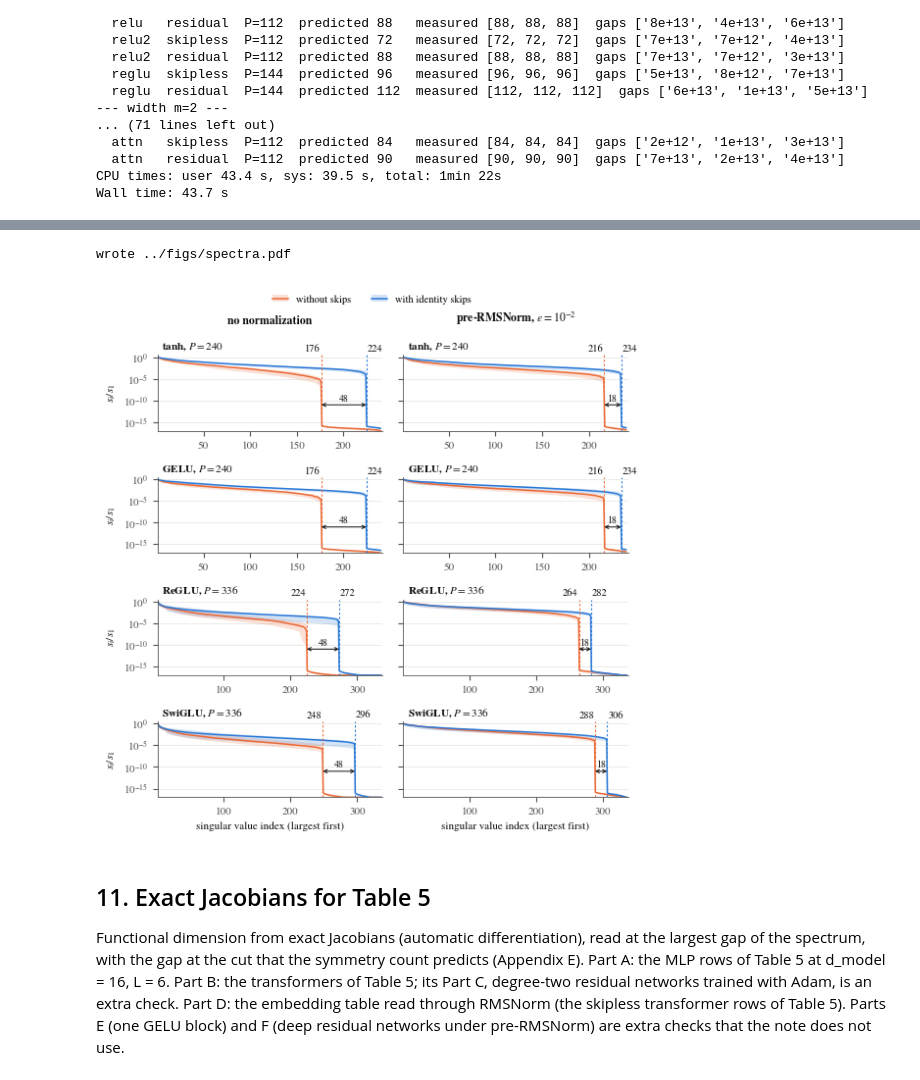
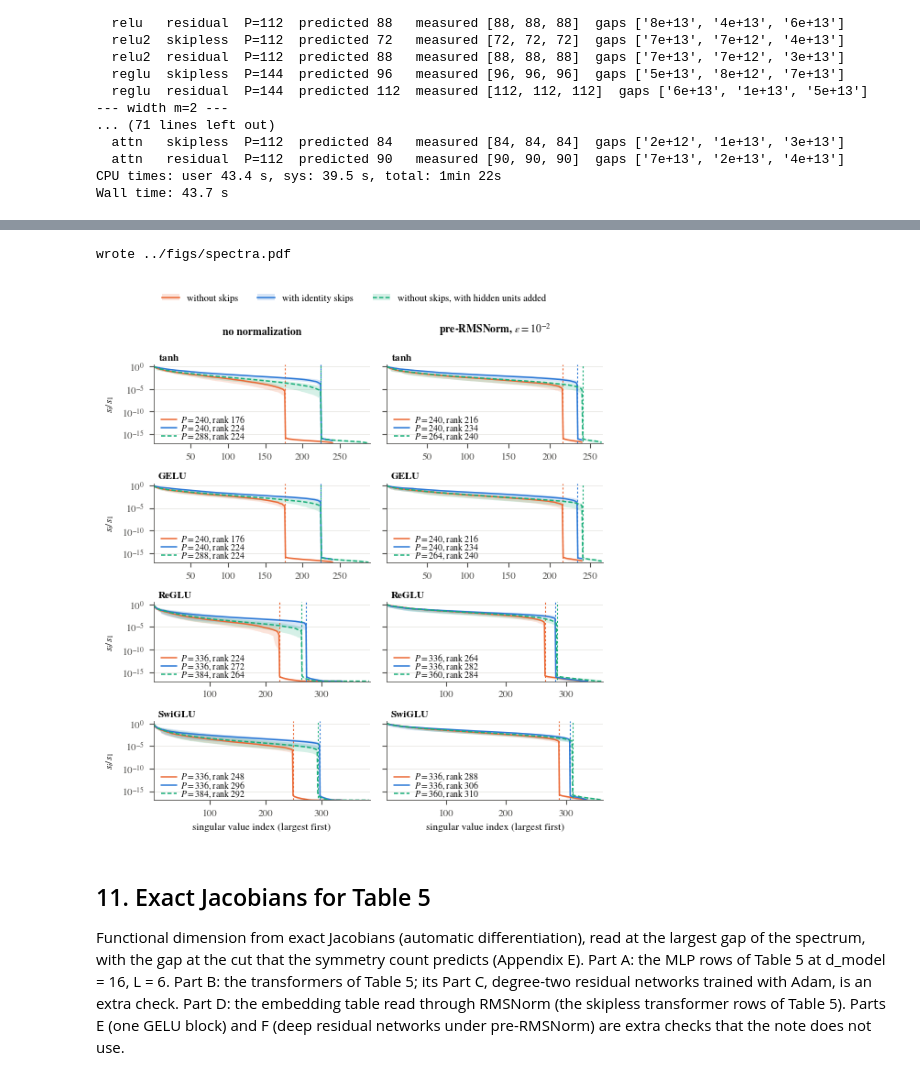
Before and after one commit to MarkoKarbevski/skips_fix_gauges, a Jupyter notebook: experiments.ipynb, the cells around one changed output, grey strips where cells are left out. Saved outputs shown, nothing was run; the diff lists cells and outputs as text; code cells hidden in the pictures.

```diff
--- a/experiments.ipynb
+++ b/experiments.ipynb
@@ -1614,60 +1653,65 @@ Wall time: 12.2 ms
 # %%
 import matplotlib.pyplot as plt
-import matplotlib.transforms as mtransforms
 from matplotlib.patches import Patch
 from matplotlib.lines import Line2D
 from matplotlib.legend_handler import HandlerTuple
 
-data = np.load(SPECTRA)
-blue, orange, ink, muted, grid = "#2a78d6", "#eb6834", "#0b0b0b", "#52514e", "#e4e3df"
+data = np.load(SPECTRA)                    # the figure is drawn from the saved statistics alone
+blue, orange, aqua, ink, muted, grid = "#2a78d6", "#eb6834", "#1baf7a", "#0b0b0b", "#52514e", "#e4e3df"
+# per series: color, dashes of the median line, dashes of the rank marker (offset so that markers that coincide
+# show both colors)
+SERIES = [(False, orange, "solid", (0, (2, 2))), (True, blue, "solid", (0, (2, 2))),
+          ("wide", aqua, (0, (3, 1.5)), (2, (2, 2)))]
 plt.rcParams.update({"font.family": "serif", "font.serif": ["Times New Roman", "Times", "Nimbus Roman", "DejaVu Serif"],
                      "mathtext.fontset": "stix", "font.size": 8, "axes.edgecolor": muted, "axes.labelcolor": ink,
                      "xtick.color": muted, "ytick.color": muted, "axes.linewidth": 0.6})
-fig, axes = plt.subplots(4, 2, figsize=(5.5, 5.6), sharey=True)    # rows: activations; columns: normalization
+fig, axes = plt.subplots(4, 2, figsize=(5.5, 6.0), sharey=True)    # rows: activations; columns: normalization
 for i, act in enumerate(PLOTTED):
     for j, norm in enumerate((False, True)):
         ax = axes[i, j]
-        P = len(data[key(norm, act, False) + "_median"])
-        idx = np.arange(1, P + 1)
-        for skip, c in [(False, orange), (True, blue)]:
-            k = key(norm, act, skip)
-            ax.fill_between(idx, 10 ** data[k + "_min"], 10 ** data[k + "_max"], color=c, alpha=0.2, lw=0)
-            ax.semilogy(idx, 10 ** data[k + "_median"], color=c, lw=1.1, solid_capstyle="round")
-        r0, r1 = int(data[key(norm, act, False) + "_ranks"][0]), int(data[key(norm, act, True) + "_ranks"][0])
-        top = mtransforms.blended_transform_factory(ax.transData, ax.transAxes)
-        for r, c, ha, dx in [(r0, orange, "right", -1.5), (r1, blue, "left", 1.5)]:
-            ax.axvline(r + 0.5, color=c, lw=0.8, ls=(0, (2, 2)))
-            ax.text(r + 0.5 + dx, 1.02, f"{r}", transform=top, ha=ha, va="bottom", color=ink, fontsize=7.5)
-        ax.annotate("", xy=(r1 + 0.5, 1e-11), xytext=(r0 + 0.5, 1e-11),
-                    arrowprops=dict(arrowstyle="<->", color=ink, lw=0.7, shrinkA=0, shrinkB=0, mutation_scale=6))
-        ax.text((r0 + r1) / 2 + 0.5, 3e-11, f"${r1 - r0}$", ha="center", va="bottom", color=ink, fontsize=7)
+        rows, Pmax = [], 0
+        for kind, c, ls, mark in SERIES:
+            k = key(norm, act, kind)
+            P = len(data[k + "_median"]); Pmax = max(Pmax, P)
+            idx = np.arange(1, P + 1)
+            ax.fill_between(idx, 10 ** data[k + "_min"], 10 ** data[k + "_max"], color=c, alpha=0.18, lw=0)
+            ax.semilogy(idx, 10 ** data[k + "_median"], color=c, lw=1.1, ls=ls, solid_capstyle="round")
+            r = int(data[k + "_ranks"][0])
+            ax.axvline(r + 0.5, color=c, lw=0.8, ls=mark)
+            rows.append((c, ls, P, r))
+        for n, (c, ls, P, r) in enumerate(rows):             # parameters and rank of each network
+            y = 0.30 - 0.105 * n
+            ax.plot([0.035, 0.105], [y, y], transform=ax.transAxes, color=c, lw=1.1, ls=ls, solid_capstyle="round")
+            ax.text(0.125, y, f"$P = {P}$, rank ${r}$", transform=ax.transAxes, ha="left", va="center",
+                    color=ink, fontsize=7)
         name = r"$\mathbf{tanh}$" if act == "tanh" else act
-        ax.text(0.02, 1.02, f"{name}, $P = {P}$", transform=ax.transAxes, ha="left", va="bottom", color=ink,
-                fontsize=8, fontweight="bold")
-        ax.set_xlim(1, P + 2)
+        ax.text(0.02, 1.03, name, transform=ax.transAxes, ha="left", va="bottom", color=ink, fontsize=8,
+                fontweight="bold")
+        ax.set_xlim(1, Pmax + 2)
         ax.set_ylim(1e-17, 3)
         ax.set_yticks([1e-15, 1e-10, 1e-5, 1])
         ax.grid(axis="y", color=grid, lw=0.5)
         ax.set_axisbelow(True)
         for side in ("top", "right"):
             ax.spines[side].set_visible(False)
         if i == len(PLOTTED) - 1:
             ax.set_xlabel("singular value index (largest first)")
         if j == 0:
             ax.set_ylabel(r"$s_i/s_1$")
-fig.tight_layout(pad=0.3, h_pad=1.1, w_pad=1.2, rect=(0, 0, 1, 0.905))
+fig.tight_layout(pad=0.3, h_pad=1.1, w_pad=1.2, rect=(0, 0, 1, 0.885))
 for j, title in enumerate(["no normalization", r"pre-RMSNorm, $\varepsilon = 10^{-2}$"]):
     bb = axes[0, j].get_position()
-    fig.text((bb.x0 + bb.x1) / 2, 0.925, title, ha="center", va="bottom", fontsize=8.5, fontweight="bold", color=ink)
-handles = [(Patch(color=c, alpha=0.2, lw=0), Line2D([], [], color=c, lw=1.1)) for c in (orange, blue)]
-fig.legend(handles, ["without skips", "with identity skips"], handler_map={tuple: HandlerTuple(ndivide=1)},
-           loc="upper center", ncol=2, frameon=False, fontsize=7.5, handlelength=1.5, bbox_to_anchor=(0.5, 1.0))
+    fig.text((bb.x0 + bb.x1) / 2, 0.905, title, ha="center", va="bottom", fontsize=8.5, fontweight="bold", color=ink)
+handles = [(Patch(color=c, alpha=0.18, lw=0), Line2D([], [], color=c, lw=1.1, ls=ls)) for _, c, ls, _ in SERIES]
+fig.legend(handles, ["without skips", "with identity skips", "without skips, with hidden units added"],
+           handler_map={tuple: HandlerTuple(ndivide=1)}, loc="upper center", ncol=3, frameon=False, fontsize=7.5,
+           handlelength=1.8, bbox_to_anchor=(0.5, 1.0))
 fig.savefig(FIGS / "spectra.pdf")
 print("wrote", FIGS / "spectra.pdf")
 plt.show()
 # %% [output]
 wrote ../figs/spectra.pdf
-[figure, old version]
+[figure, new version]
 # %% [markdown]
 ## 11. Exact Jacobians for Table 5
 
```
Also changed, not shown: parts of 3 cells of this notebook, 5 other files.
